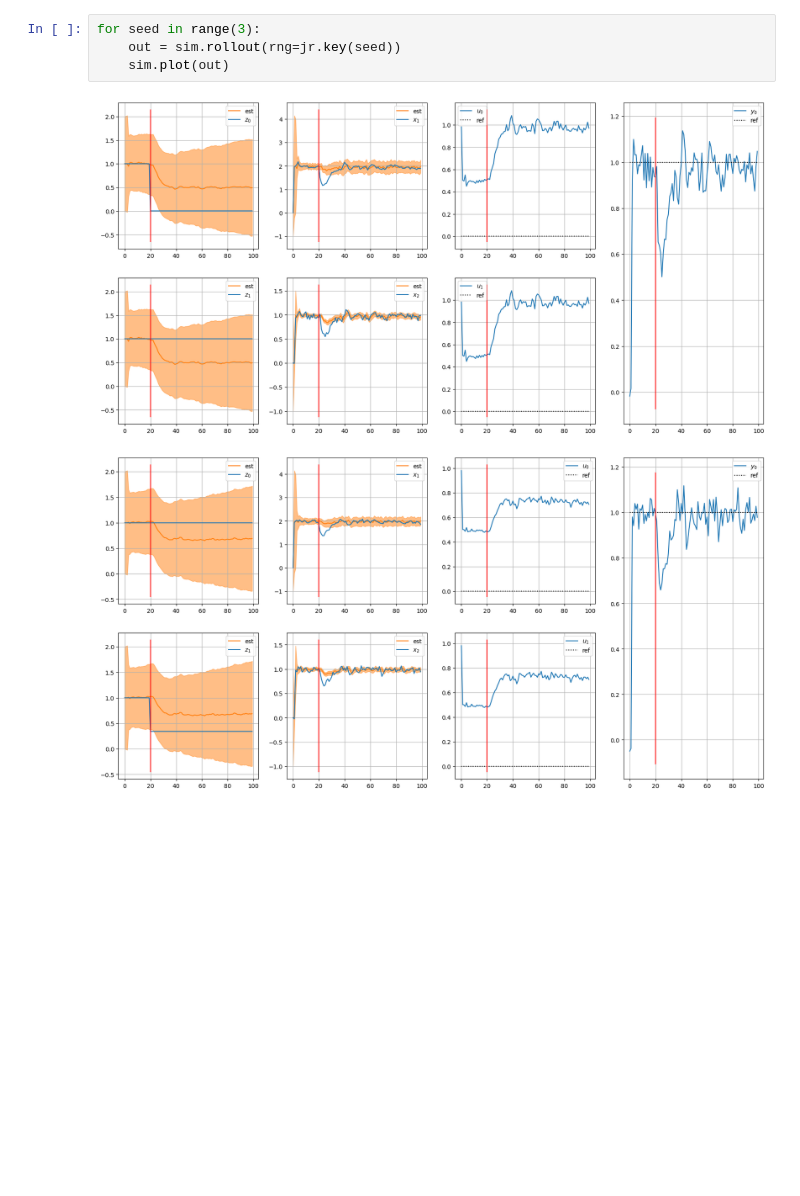
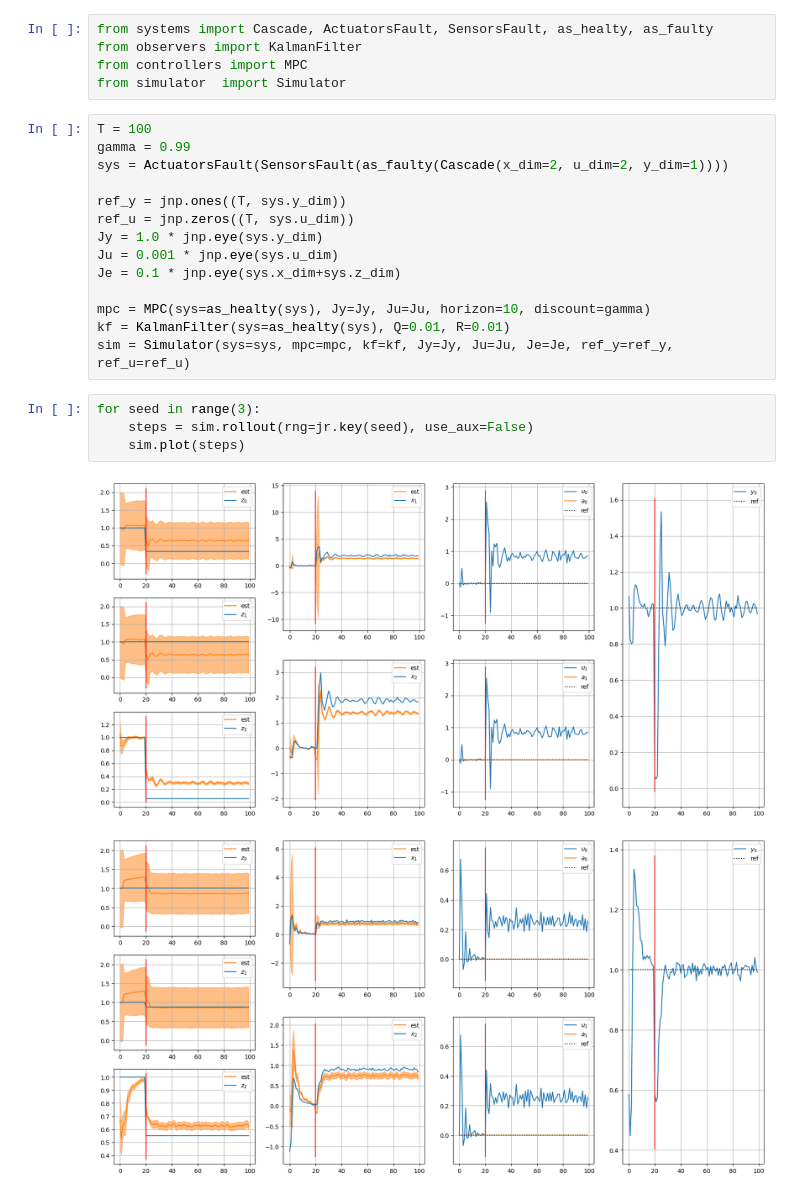
Before and after one commit to davidesartor/FIERL, a Jupyter notebook: fierl2/test.ipynb, the cells around one changed output. Drawn from its saved outputs; the diff is of its cells as text; blank space fills up the shorter version.

```diff
--- a/fierl2/test.ipynb
+++ b/fierl2/test.ipynb
@@ -189,7 +14,26 @@ ToyExample(
+# %%
+from systems import Cascade, ActuatorsFault, SensorsFault, as_healty, as_faulty
+from observers import KalmanFilter
+from controllers import MPC
+from simulator  import Simulator
+# %%
+T = 100
+gamma = 0.99
+sys = ActuatorsFault(SensorsFault(as_faulty(Cascade(x_dim=2, u_dim=2, y_dim=1))))
+
+ref_y = jnp.ones((T, sys.y_dim))
+ref_u = jnp.zeros((T, sys.u_dim))
+Jy = 1.0 * jnp.eye(sys.y_dim)
+Ju = 0.001 * jnp.eye(sys.u_dim)
+Je = 0.1 * jnp.eye(sys.x_dim+sys.z_dim)
+
+mpc = MPC(sys=as_healty(sys), Jy=Jy, Ju=Ju, horizon=10, discount=gamma)
+kf = KalmanFilter(sys=as_healty(sys), Q=0.01, R=0.01)
+sim = Simulator(sys=sys, mpc=mpc, kf=kf, Jy=Jy, Ju=Ju, Je=Je, ref_y=ref_y, ref_u=ref_u)
 # %%
 for seed in range(3):
-    out = sim.rollout(rng=jr.key(seed))
-    sim.plot(out)
+    steps = sim.rollout(rng=jr.key(seed), use_aux=False)
+    sim.plot(steps)
 # %% [output]
-[figure, old version]
+[figure, new version]
-[figure, old version]
+[figure, new version]
```
Also changed, not shown: parts of 7 cells of this notebook, 6 other files.
